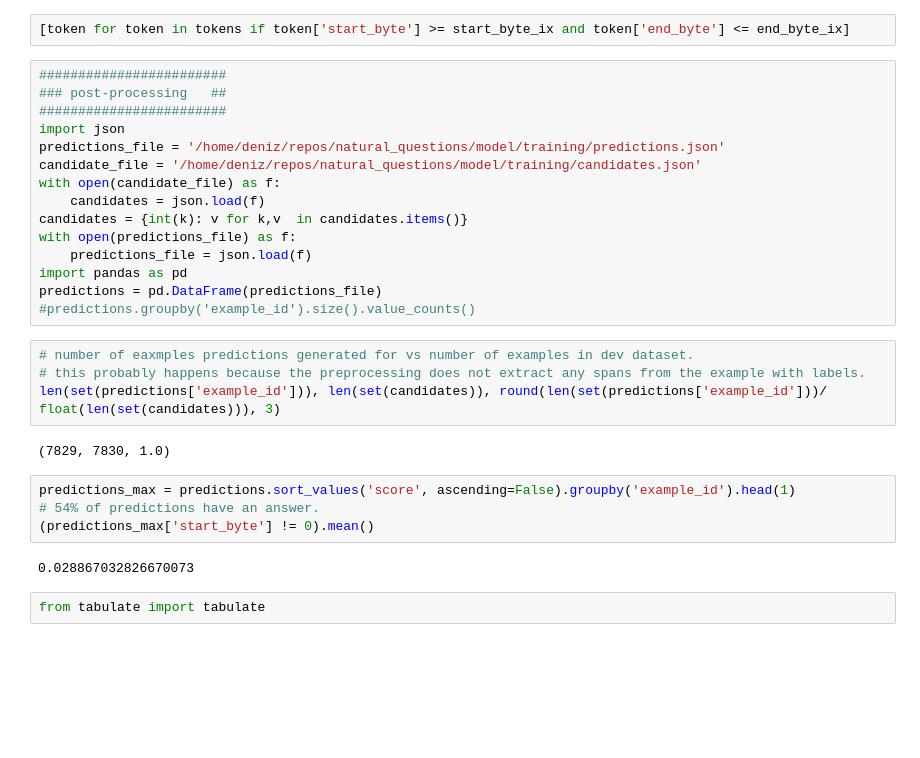
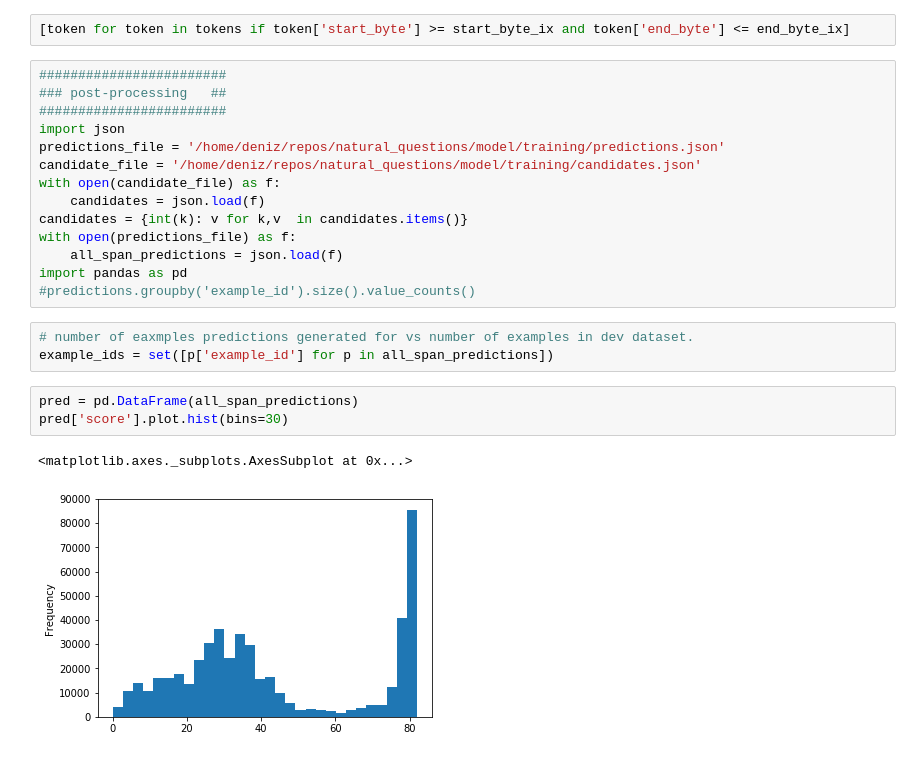
Before and after one commit to dzorlu/natural_questions, a Jupyter notebook: dev_notebook.ipynb, the cells around one changed output. Saved outputs shown, nothing was run; the diff lists cells and outputs as text; blank space fills up the shorter version.

```diff
--- a/dev_notebook.ipynb
+++ b/dev_notebook.ipynb
@@ -618,21 +620,15 @@ with open(candidate_file) as f:
     candidates = json.load(f)
 candidates = {int(k): v for k,v  in candidates.items()}
 with open(predictions_file) as f:
-    predictions_file = json.load(f)
+    all_span_predictions = json.load(f)
 import pandas as pd
-predictions = pd.DataFrame(predictions_file)
 #predictions.groupby('example_id').size().value_counts()
 # %%
 # number of eaxmples predictions generated for vs number of examples in dev dataset.
-# this probably happens because the preprocessing does not extract any spans from the example with labels.
-len(set(predictions['example_id'])), len(set(candidates)), round(len(set(predictions['example_id']))/ float(len(set(candidates))), 3)
+example_ids = set([p['example_id'] for p in all_span_predictions])
-# %% [output]
-(7829, 7830, 1.0)
-# %%
-predictions_max = predictions.sort_values('score', ascending=False).groupby('example_id').head(1)
-# 54% of predictions have an answer.
-(predictions_max['start_byte'] != 0).mean()
-# %% [output]
-0.028867032826670073
-# %%
-from tabulate import tabulate
+# %%
+pred = pd.DataFrame(all_span_predictions)
+pred['score'].plot.hist(bins=30)
+# %% [output]
+<matplotlib.axes._subplots.AxesSubplot at 0x...>
+[figure, added]
```
Also changed, not shown: parts of 19 cells of this notebook, 2 other files.
